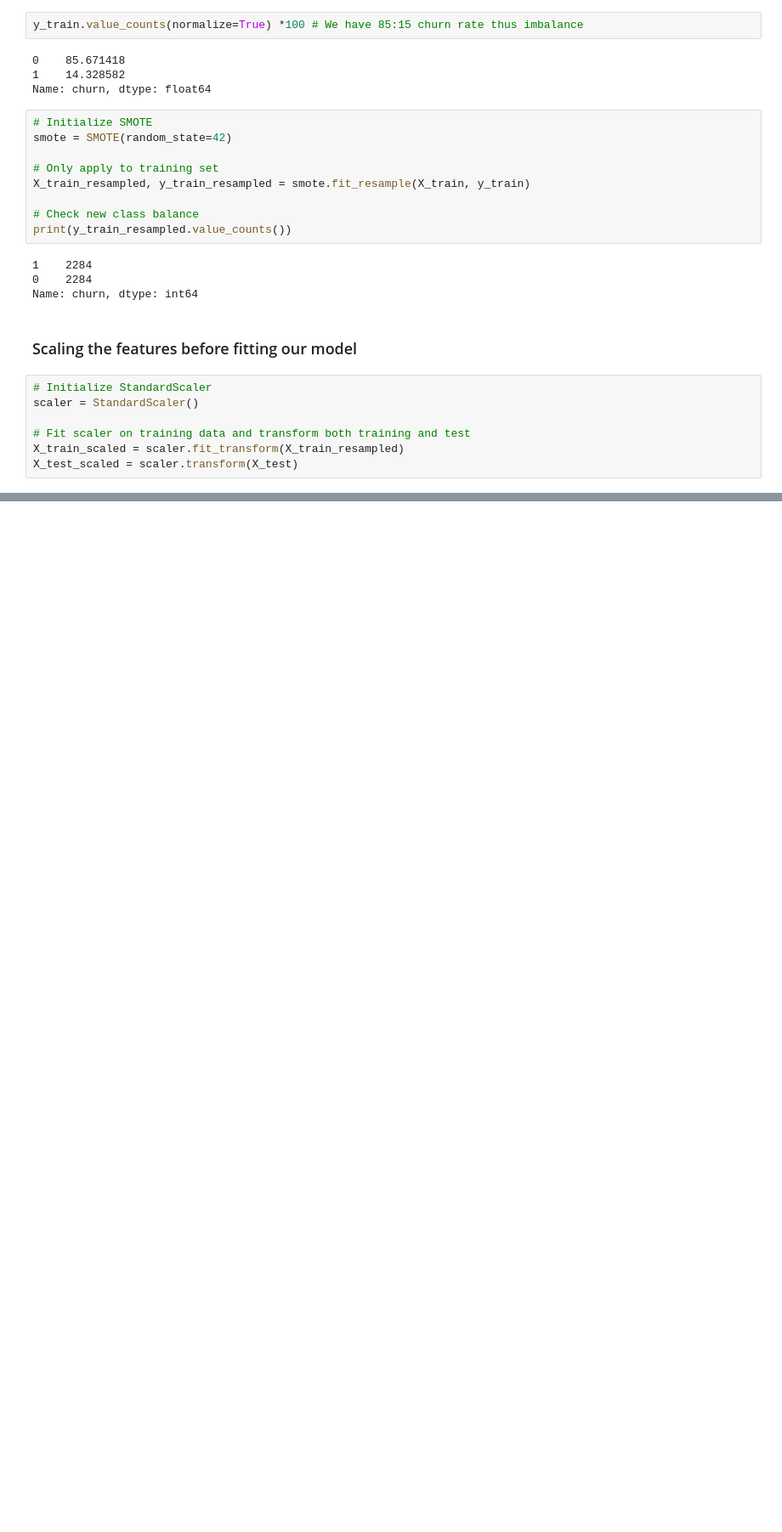
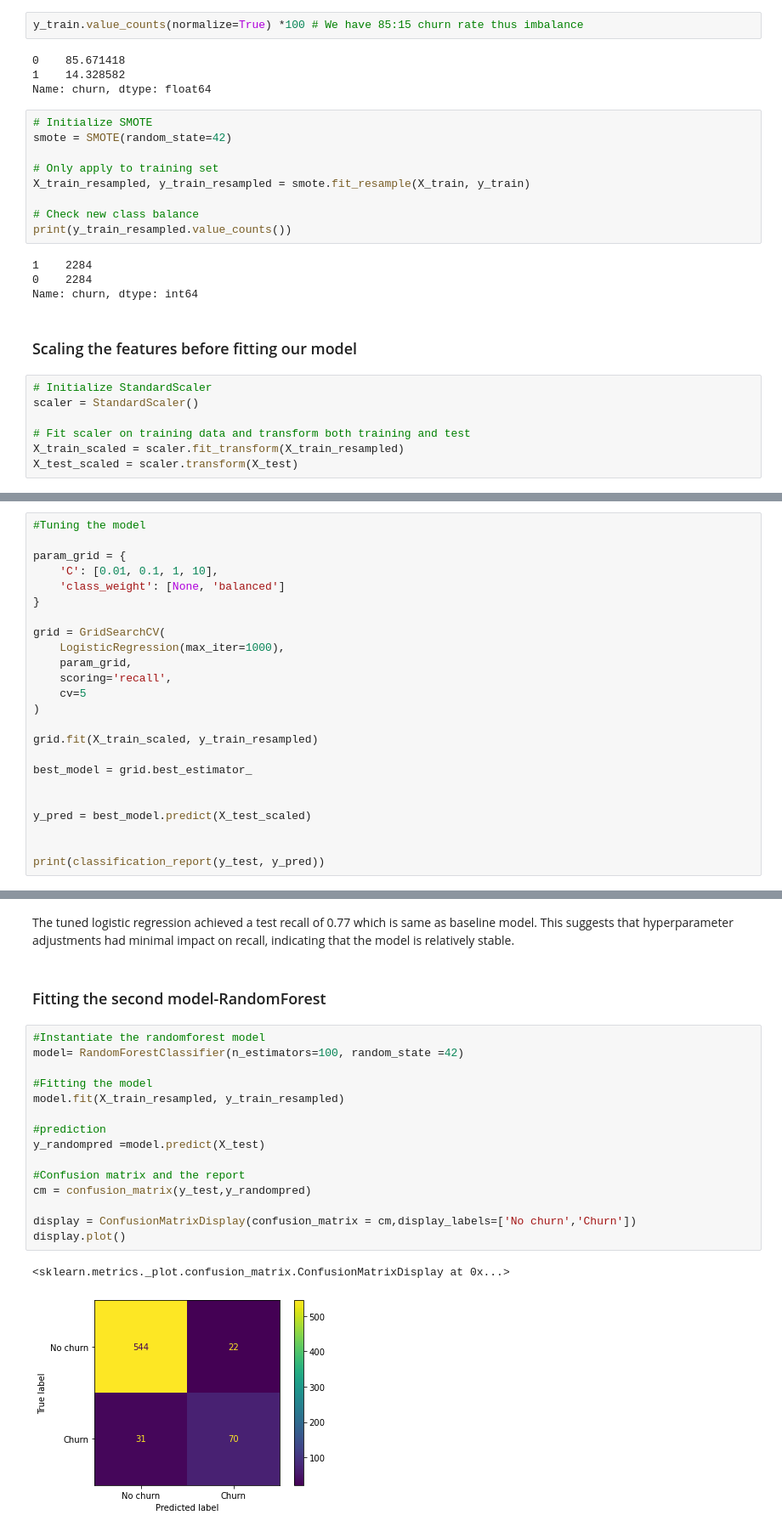
Before and after one commit to Iamwangui/Customer_Churn_Project, a Jupyter notebook: Customer_Churn.ipynb, the cells around one changed output, grey strips where cells are left out. Shown at 85% size. Drawn from its saved outputs; the diff is of its cells as text; blank space fills up the shorter version.

```diff
--- a/Customer_Churn.ipynb
+++ b/Customer_Churn.ipynb
@@ -396,0 +383,24 @@ display.plot()
+# %%
+#Tuning the model
+
+param_grid = {
+    'C': [0.01, 0.1, 1, 10],
+    'class_weight': [None, 'balanced']
+}
+
+grid = GridSearchCV(
+    LogisticRegression(max_iter=1000),
+    param_grid,
+    scoring='recall',
+    cv=5
+)
+
+grid.fit(X_train_scaled, y_train_resampled)
+
+best_model = grid.best_estimator_
+
+
+y_pred = best_model.predict(X_test_scaled)
+
+
+print(classification_report(y_test, y_pred))
@@ -396,0 +418,22 @@ display.plot()
+# %% [markdown]
+The tuned logistic regression achieved a test recall of 0.77 which is same as baseline model. This suggests that hyperparameter adjustments had minimal impact on recall, indicating that the model is relatively stable.
+# %% [markdown]
+### Fitting the second model-RandomForest
+# %%
+#Instantiate the randomforest model
+model= RandomForestClassifier(n_estimators=100, random_state =42)
+
+#Fitting the model
+model.fit(X_train_resampled, y_train_resampled)
+
+#prediction
+y_randompred =model.predict(X_test)
+
+#Confusion matrix and the report
+cm = confusion_matrix(y_test,y_randompred)
+
+display = ConfusionMatrixDisplay(confusion_matrix = cm,display_labels=['No churn','Churn'])
+display.plot()
+# %% [output]
+<sklearn.metrics._plot.confusion_matrix.ConfusionMatrixDisplay at 0x...>
+[figure, added]
```
Also changed, not shown: parts of 47 cells of this notebook, 1 other file.
